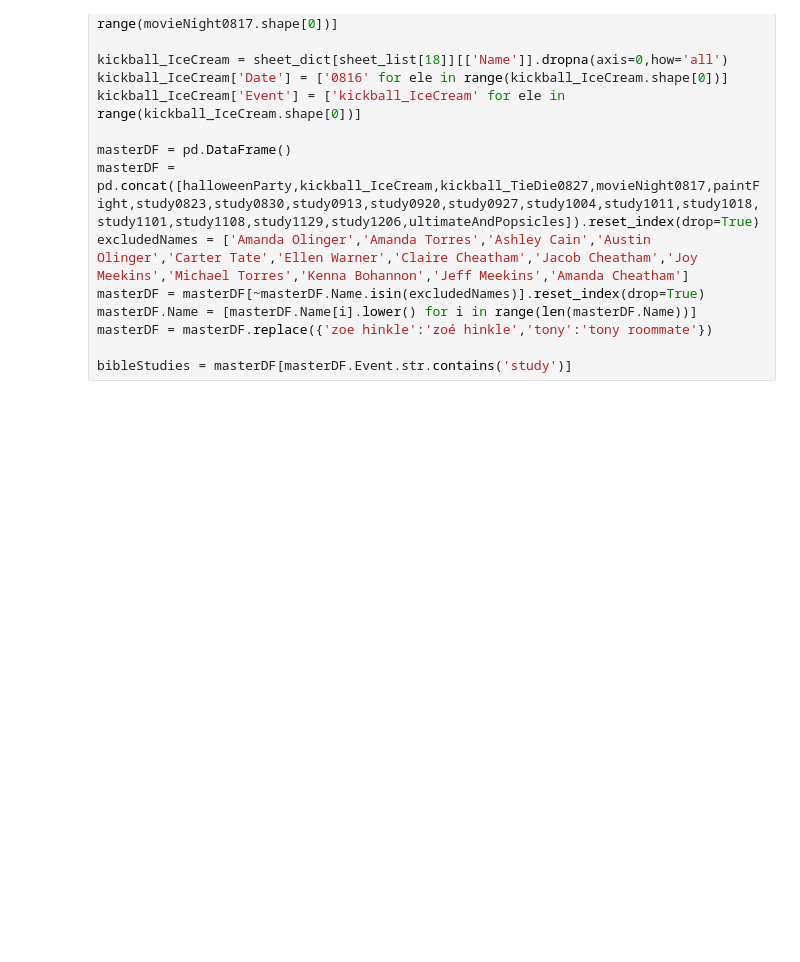
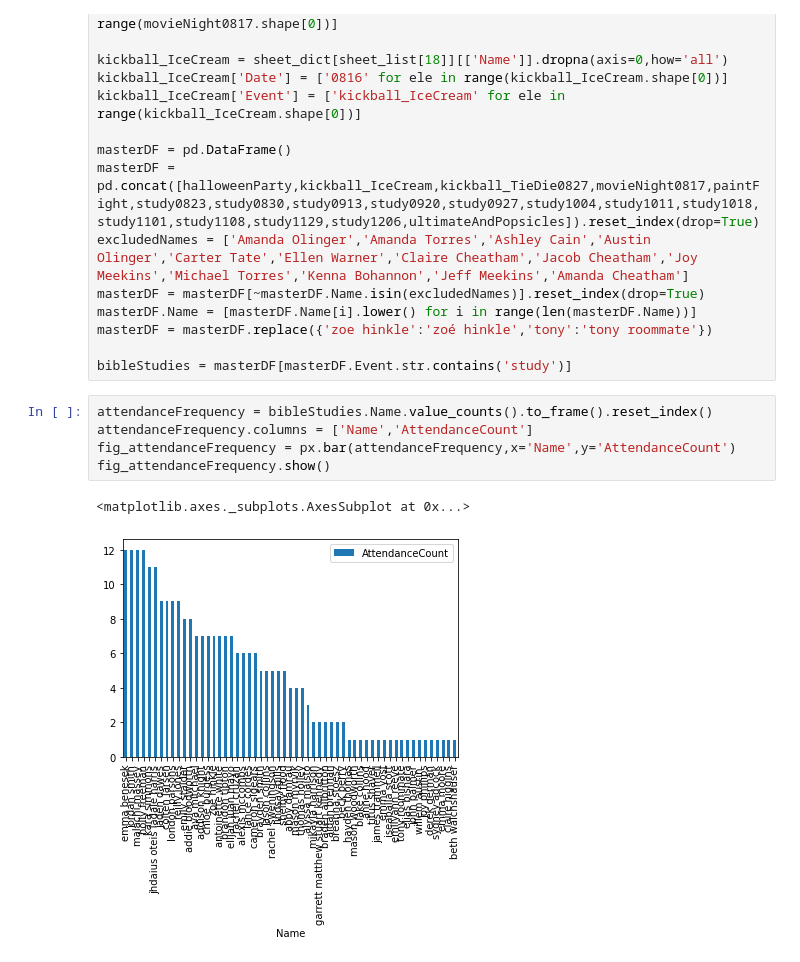
Before and after one commit to cartertate12/BibleStudyAttendance_Fall2021, a Jupyter notebook: AttendanceAnalysis.ipynb, the cells around one changed output. Drawn from its saved outputs; the diff is of its cells as text; blank space fills up the shorter version.

Commit message:
attempted frequency chart

```diff
--- a/AttendanceAnalysis.ipynb
+++ b/AttendanceAnalysis.ipynb
@@ -92,3 +92,11 @@ masterDF.Name = [masterDF.Name[i].lower() for i in range(len(masterDF.Name))]
 masterDF = masterDF.replace({'zoe hinkle':'zoé hinkle','tony':'tony roommate'})
 
 bibleStudies = masterDF[masterDF.Event.str.contains('study')]
+# %%
+attendanceFrequency = bibleStudies.Name.value_counts().to_frame().reset_index()
+attendanceFrequency.columns = ['Name','AttendanceCount']
+fig_attendanceFrequency = px.bar(attendanceFrequency,x='Name',y='AttendanceCount')
+fig_attendanceFrequency.show()
+# %% [output]
+<matplotlib.axes._subplots.AxesSubplot at 0x...>
+[figure, added]
```
Also changed, not shown: parts of 2 cells of this notebook.
